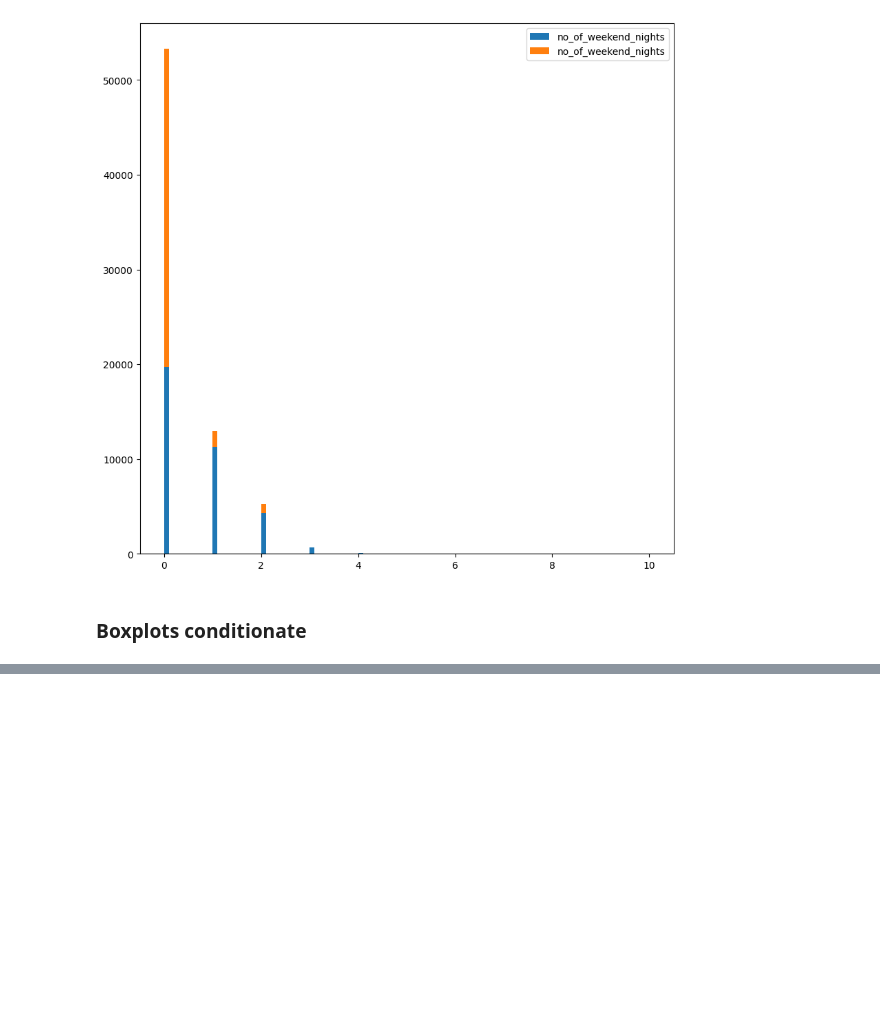
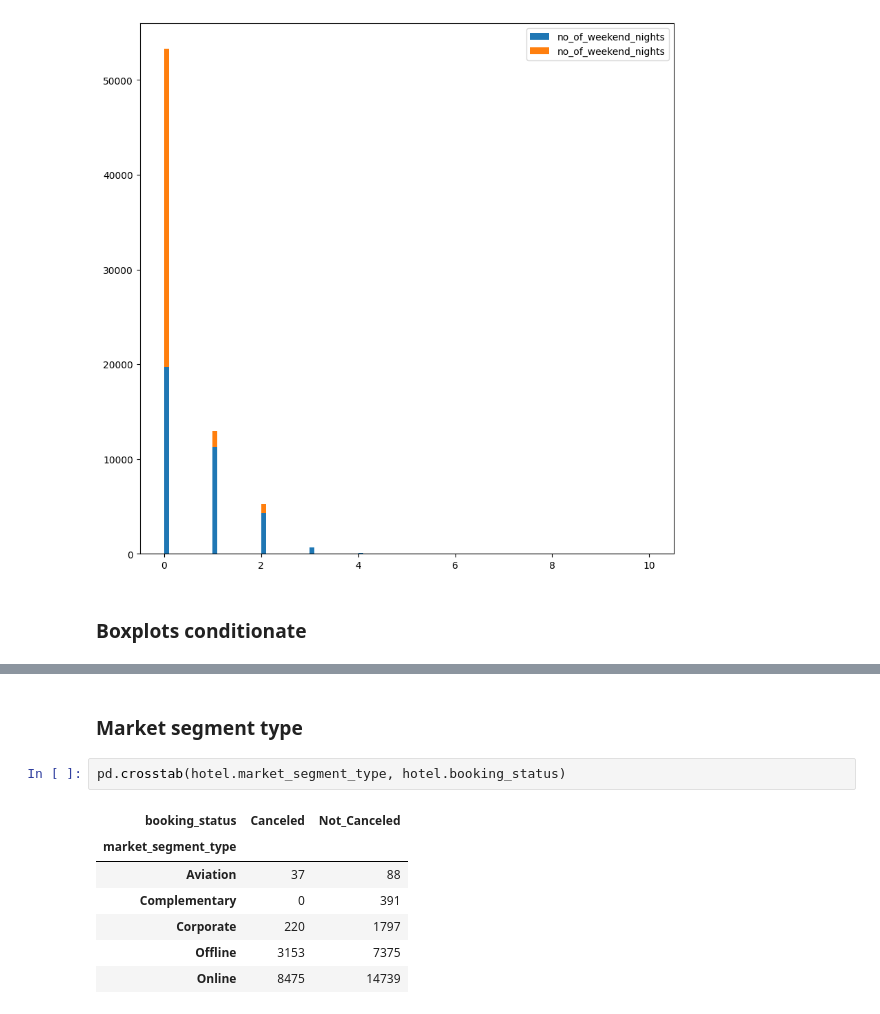
Before and after one commit to Ca3zsar/DM-Tasks, a Jupyter notebook: DM_Task1.ipynb, the cells around one changed output, grey strips where cells are left out. Drawn from its saved outputs; the diff is of its cells as text; blank space fills up the shorter version.

```diff
--- a/DM_Task1.ipynb
+++ b/DM_Task1.ipynb
@@ -507,0 +654,12 @@ plt.show()
+# %% [markdown]
+### Market segment type
+# %%
+pd.crosstab(hotel.market_segment_type, hotel.booking_status)
+# %% [output]
+| booking_status | Canceled | Not_Canceled |
+| market_segment_type |  |  |
+| Aviation | 37 | 88 |
+| Complementary | 0 | 391 |
+| Corporate | 220 | 1797 |
+| Offline | 3153 | 7375 |
+| Online | 8475 | 14739 |
```
Also changed, not shown: parts of 21 cells of this notebook, 1 other file.
